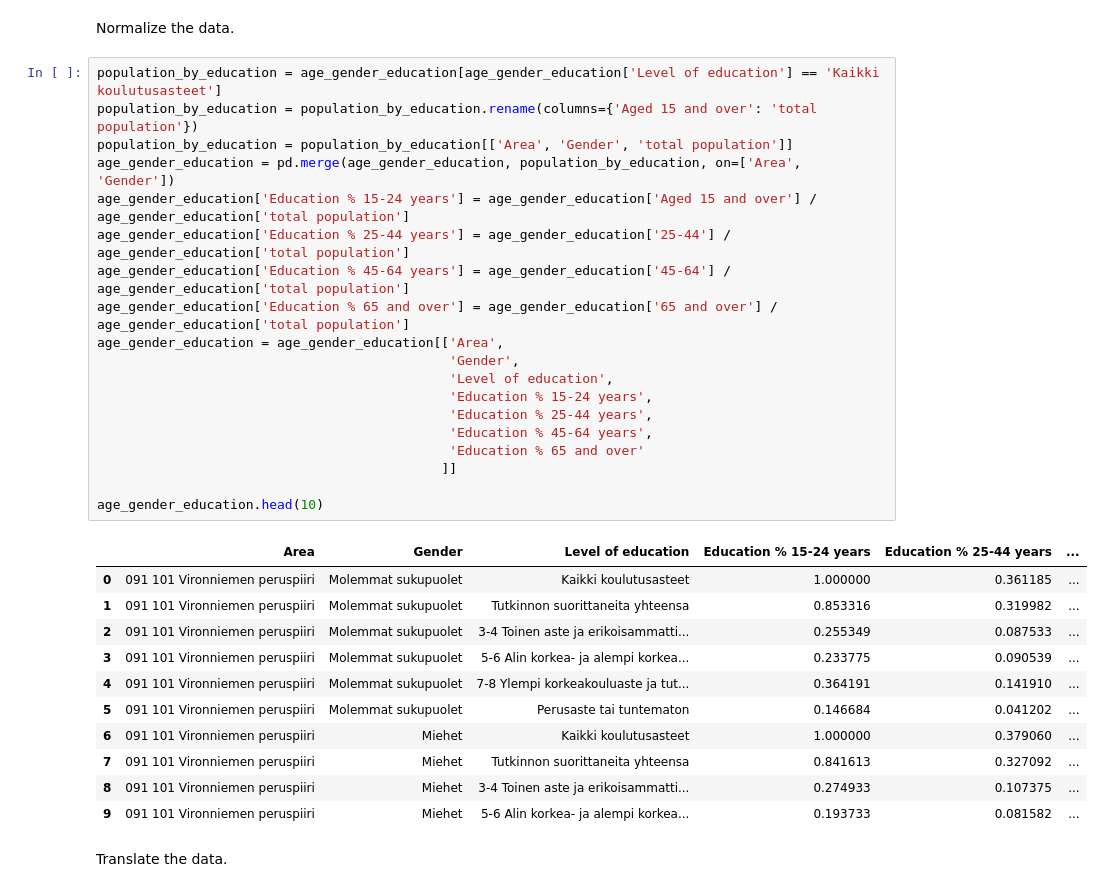
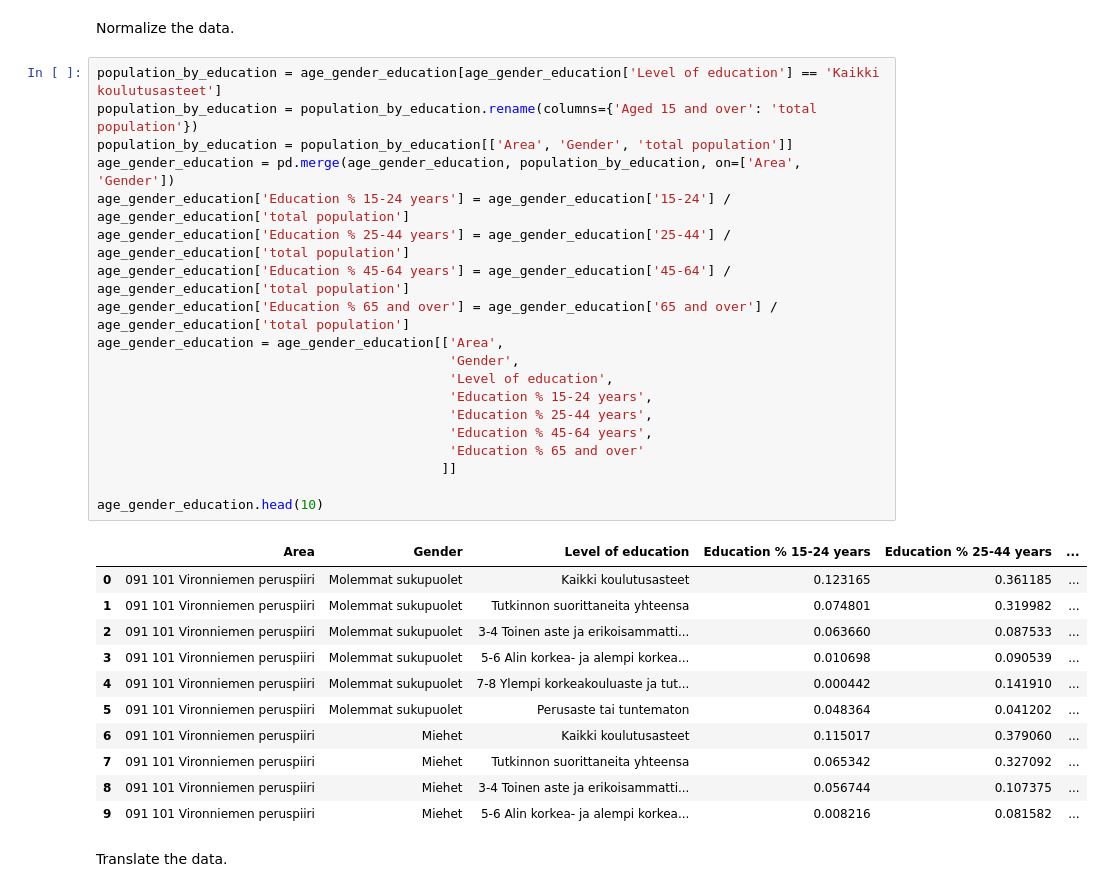
Before and after one commit to phuvio/Introduction-to-Data-Science, a Jupyter notebook: src/Introduction to Data Science - miniproject.ipynb, the cells around one changed output. Drawn from its saved outputs; the diff is of its cells as text.

```diff
--- a/src/Introduction to Data Science - miniproject.ipynb
+++ b/src/Introduction to Data Science - miniproject.ipynb
@@ -84,34 +84,34 @@ Normalize the data.
 # %%
 population_by_education = age_gender_education[age_gender_education['Level of education'] == 'Kaikki koulutusasteet']
 population_by_education = population_by_education.rename(columns={'Aged 15 and over': 'total population'})
 population_by_education = population_by_education[['Area', 'Gender', 'total population']]
 age_gender_education = pd.merge(age_gender_education, population_by_education, on=['Area', 'Gender'])
-age_gender_education['Education % 15-24 years'] = age_gender_education['Aged 15 and over'] / age_gender_education['total population']
+age_gender_education['Education % 15-24 years'] = age_gender_education['15-24'] / age_gender_education['total population']
 age_gender_education['Education % 25-44 years'] = age_gender_education['25-44'] / age_gender_education['total population']
 age_gender_education['Education % 45-64 years'] = age_gender_education['45-64'] / age_gender_education['total population']
 age_gender_education['Education % 65 and over'] = age_gender_education['65 and over'] / age_gender_education['total population']
 age_gender_education = age_gender_education[['Area',
                                              'Gender',
                                              'Level of education',
                                              'Education % 15-24 years',
                                              'Education % 25-44 years',
                                              'Education % 45-64 years',
                                              'Education % 65 and over'
                                             ]]
 
 age_gender_education.head(10)
 # %% [output]
 |  | Area | Gender | Level of education | Education % 15-24 years | Education % 25-44 years | ... |
-| 0 | 091 101 Vironniemen peruspiiri | Molemmat sukupuolet | Kaikki koulutusasteet | 1.000000 | 0.361185 | ... |
-| 1 | 091 101 Vironniemen peruspiiri | Molemmat sukupuolet | Tutkinnon suorittaneita yhteensa | 0.853316 | 0.319982 | ... |
-| 2 | 091 101 Vironniemen peruspiiri | Molemmat sukupuolet | 3-4 Toinen aste ja erikoisammatti... | 0.255349 | 0.087533 | ... |
-| 3 | 091 101 Vironniemen peruspiiri | Molemmat sukupuolet | 5-6 Alin korkea- ja alempi korkea... | 0.233775 | 0.090539 | ... |
-| 4 | 091 101 Vironniemen peruspiiri | Molemmat sukupuolet | 7-8 Ylempi korkeakouluaste ja tut... | 0.364191 | 0.141910 | ... |
-| 5 | 091 101 Vironniemen peruspiiri | Molemmat sukupuolet | Perusaste tai tuntematon | 0.146684 | 0.041202 | ... |
-| 6 | 091 101 Vironniemen peruspiiri | Miehet | Kaikki koulutusasteet | 1.000000 | 0.379060 | ... |
-| 7 | 091 101 Vironniemen peruspiiri | Miehet | Tutkinnon suorittaneita yhteensa | 0.841613 | 0.327092 | ... |
-| 8 | 091 101 Vironniemen peruspiiri | Miehet | 3-4 Toinen aste ja erikoisammatti... | 0.274933 | 0.107375 | ... |
-| 9 | 091 101 Vironniemen peruspiiri | Miehet | 5-6 Alin korkea- ja alempi korkea... | 0.193733 | 0.081582 | ... |
+| 0 | 091 101 Vironniemen peruspiiri | Molemmat sukupuolet | Kaikki koulutusasteet | 0.123165 | 0.361185 | ... |
+| 1 | 091 101 Vironniemen peruspiiri | Molemmat sukupuolet | Tutkinnon suorittaneita yhteensa | 0.074801 | 0.319982 | ... |
+| 2 | 091 101 Vironniemen peruspiiri | Molemmat sukupuolet | 3-4 Toinen aste ja erikoisammatti... | 0.063660 | 0.087533 | ... |
+| 3 | 091 101 Vironniemen peruspiiri | Molemmat sukupuolet | 5-6 Alin korkea- ja alempi korkea... | 0.010698 | 0.090539 | ... |
+| 4 | 091 101 Vironniemen peruspiiri | Molemmat sukupuolet | 7-8 Ylempi korkeakouluaste ja tut... | 0.000442 | 0.141910 | ... |
+| 5 | 091 101 Vironniemen peruspiiri | Molemmat sukupuolet | Perusaste tai tuntematon | 0.048364 | 0.041202 | ... |
+| 6 | 091 101 Vironniemen peruspiiri | Miehet | Kaikki koulutusasteet | 0.115017 | 0.379060 | ... |
+| 7 | 091 101 Vironniemen peruspiiri | Miehet | Tutkinnon suorittaneita yhteensa | 0.065342 | 0.327092 | ... |
+| 8 | 091 101 Vironniemen peruspiiri | Miehet | 3-4 Toinen aste ja erikoisammatti... | 0.056744 | 0.107375 | ... |
+| 9 | 091 101 Vironniemen peruspiiri | Miehet | 5-6 Alin korkea- ja alempi korkea... | 0.008216 | 0.081582 | ... |
 # %% [markdown]
 Translate the data.
 # %%
```
Also changed, not shown: parts of 35 cells of this notebook, 1 other file.
